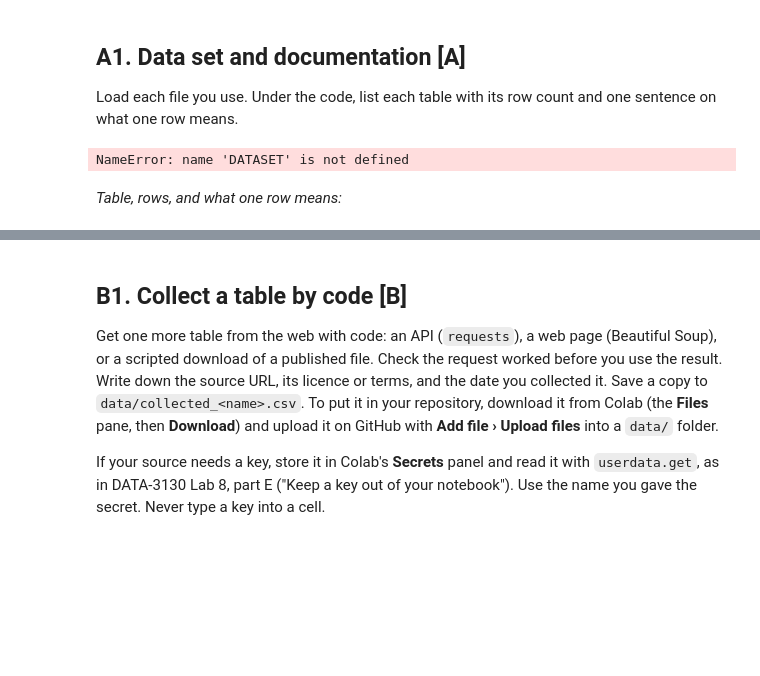
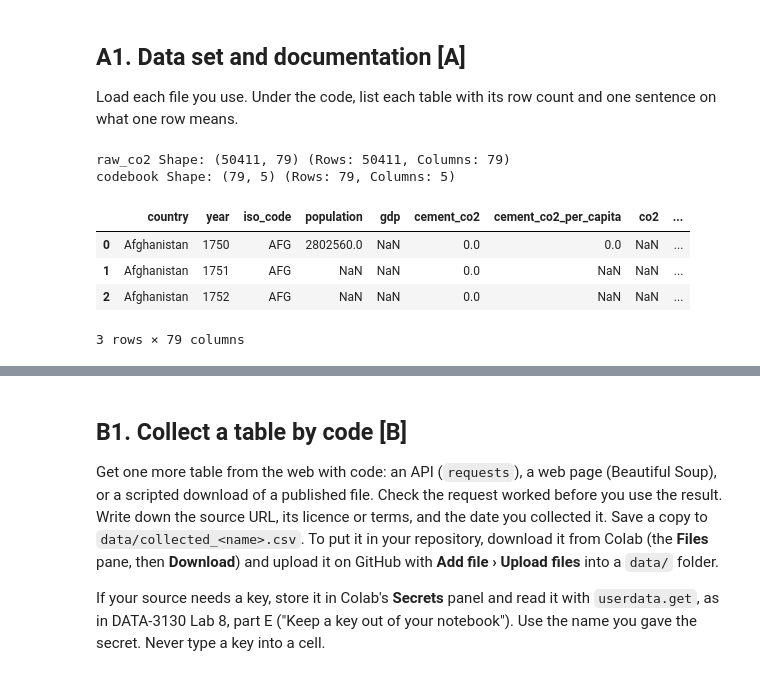
Before and after one commit to Ganyi01/data-project, a Jupyter notebook: data_project.ipynb, the cells around one changed output, grey strips where cells are left out. Cells and saved outputs as stored; diff of their text form; code cells hidden in the pictures; blank space fills up the shorter version.

```diff
--- a/data_project.ipynb
+++ b/data_project.ipynb
@@ -217,13 +217,45 @@ later, update the answers and add a line saying what changed.
 
 Load each file you use. Under the code, list each table with its row count and one sentence on what
 one row means.
-# %%
-# raw_x = pd.read_csv("data/....csv")
-
-if DATASET == "15":
-    # Hosts are private people, and the project uses no personal information, so host_name is dropped on load.
-    raw_listings = pd.read_csv("data/AB_NYC_2019.csv").drop(columns=["host_name"])
-# %% [output]
-NameError: name 'DATASET' is not defined
-# %% [markdown]
-_Table, rows, and what one row means:_
+# %%
+import os
+import pandas as pd
+import urllib.request
+
+# Create directory if it does not exist
+os.makedirs("data", exist_ok=True)
+
+# Dataset 10 file links and destinations
+files_to_download = {
+    "data/owid-co2-data.csv": "18WPdtGEaDTfQzXXEjFehK-kr_4MrQIqR",
+    "data/owid-co2-codebook.csv": "1TIqut2hJk0_ofawv_oDKtLfOihBiyMh0"
+}
+
+DRIVE_URL = "https://drive.google.com/uc?export=download&id="
+
+# Download files if missing
+for path, file_id in files_to_download.items():
+    if not os.path.exists(path):
+        print(f"Downloading {path}...")
+        url = DRIVE_URL + file_id
+        urllib.request.urlretrieve(url, path)
+        print(f"Finished downloading {path}")
+
+# Load both CSV files
+raw_co2 = pd.read_csv("data/owid-co2-data.csv", low_memory=False)
+codebook = pd.read_csv("data/owid-co2-codebook.csv", low_memory=False)
+
+# Print shapes and row counts
+print(f"raw_co2 Shape: {raw_co2.shape} (Rows: {len(raw_co2)}, Columns: {raw_co2.shape[1]})")
+print(f"codebook Shape: {codebook.shape} (Rows: {len(codebook)}, Columns: {codebook.shape[1]})")
+
+# Display the first few rows of the main dataset
+display(raw_co2.head(3))
+# %% [output]
+raw_co2 Shape: (50411, 79) (Rows: 50411, Columns: 79)
+codebook Shape: (79, 5) (Rows: 79, Columns: 5)
+|  | country | year | iso_code | population | gdp | cement_co2 | cement_co2_per_capita | co2 | ... |
+| 0 | Afghanistan | 1750 | AFG | 2802560.0 | NaN | 0.0 | 0.0 | NaN | ... |
+| 1 | Afghanistan | 1751 | AFG | NaN | NaN | 0.0 | NaN | NaN | ... |
+| 2 | Afghanistan | 1752 | AFG | NaN | NaN | 0.0 | NaN | NaN | ... |
+3 rows × 79 columns
```
Also changed, not shown: parts of 9 cells of this notebook.
